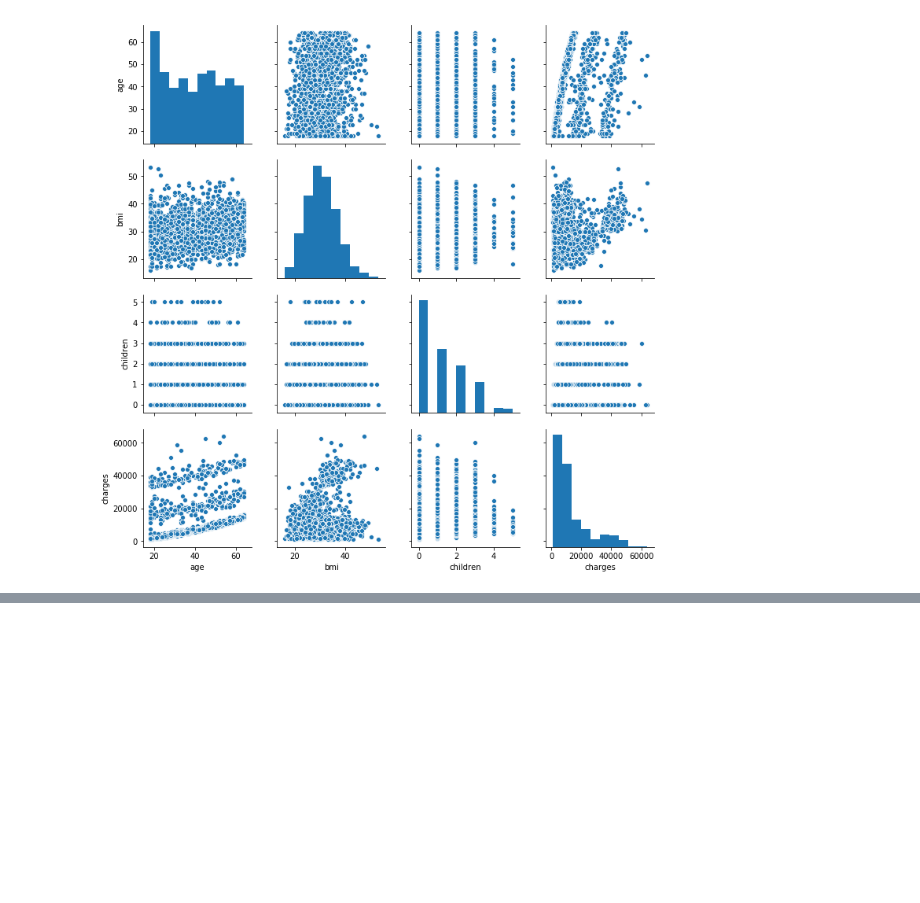
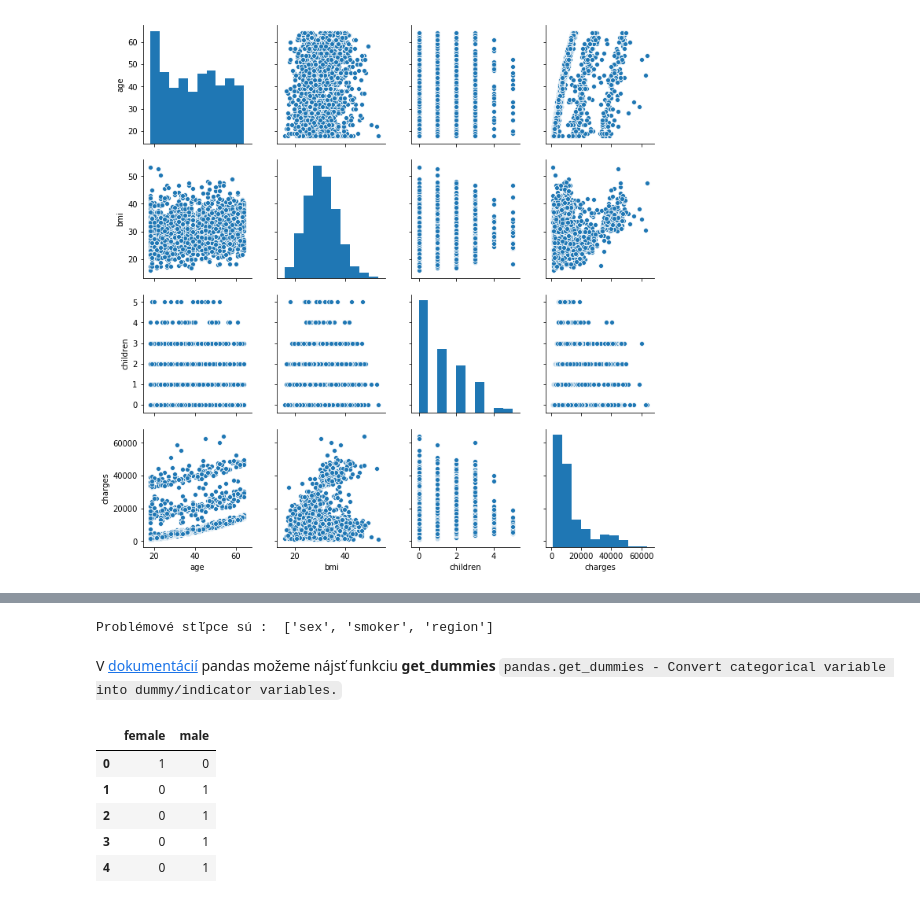
Before and after one commit to georgeob/Mate_NS2020, a Jupyter notebook: Mate_NS2020.ipynb, the cells around one changed output, grey strips where cells are left out. Saved outputs shown, nothing was run; the diff lists cells and outputs as text; code cells hidden in the pictures; blank space fills up the shorter version.

```diff
--- a/Mate_NS2020.ipynb
+++ b/Mate_NS2020.ipynb
@@ -152,0 +167,17 @@ sns.pairplot(data_frame)
+# %%
+issues = [var for var in data_frame.columns if data_frame[var].dtype=='O']
+print("Problémové stľpce sú : ", issues)
+# %% [output]
+Problémové stľpce sú :  ['sex', 'smoker', 'region']
+# %% [markdown]
+V [dokumentácií](https://pandas.pydata.org/pandas-docs/stable/reference/api/pandas.get_dummies.html) pandas možeme nájsť funkciu **get_dummies** `pandas.get_dummies - Convert categorical variable into dummy/indicator variables.`
+# %%
+# Ukážka použitia
+pd.get_dummies(data_frame.sex).head(5)
+# %% [output]
+|  | female | male |
+| 0 | 1 | 0 |
+| 1 | 0 | 1 |
+| 2 | 0 | 1 |
+| 3 | 0 | 1 |
+| 4 | 0 | 1 |
```
Also changed, not shown: parts of 6 cells of this notebook, 3 other files.
